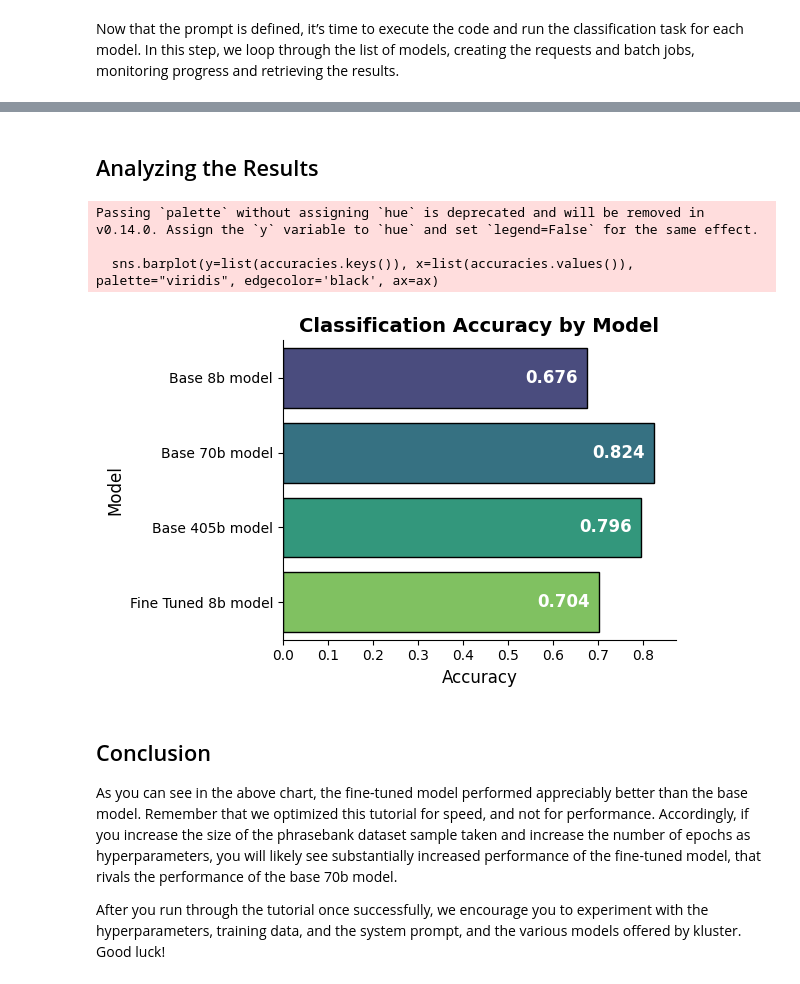
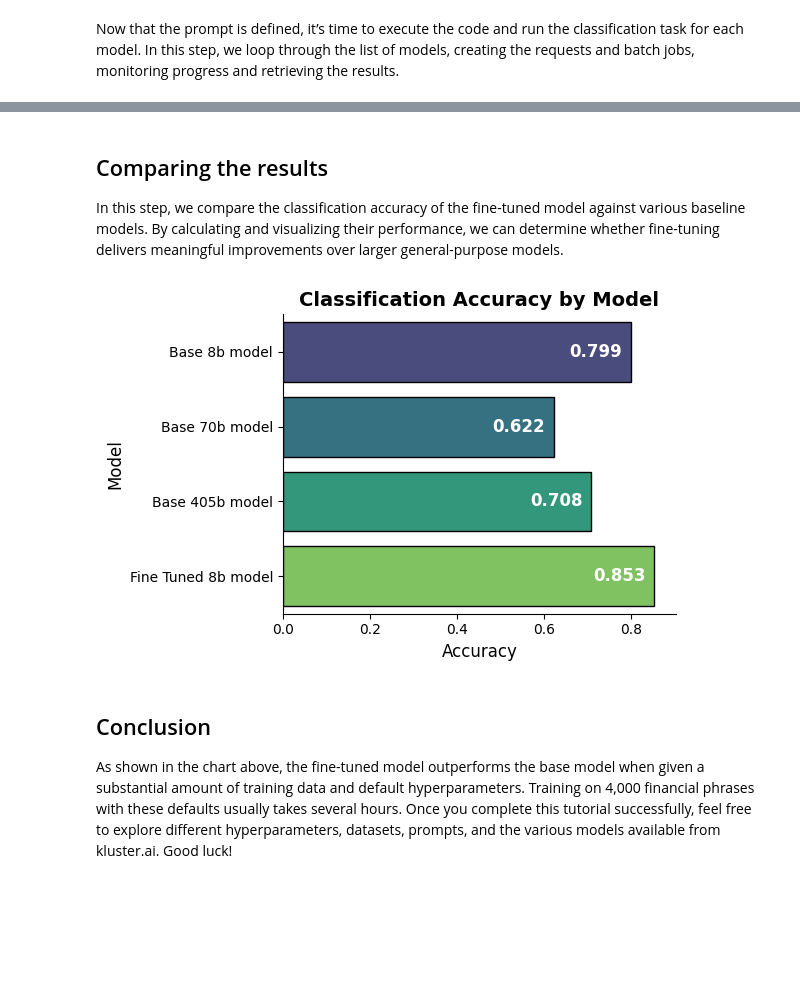
Before and after one commit to kluster-ai/klusterai-cookbook, a Jupyter notebook: examples/finetuning-sent-analysis.ipynb, the cells around one changed output, grey strips where cells are left out. Drawn from its saved outputs; the diff is of its cells as text; code cells hidden in the pictures; blank space fills up the shorter version.

```diff
--- a/examples/finetuning-sent-analysis.ipynb
+++ b/examples/finetuning-sent-analysis.ipynb
@@ -83,5 +65,7 @@ urllib.request.urlretrieve(url,filename='financial-phrasebank.csv')
 
 # Load and process the dataset based on URL content
 df = pd.read_csv('financial-phrasebank.csv', encoding = "ISO-8859-1",header=None, names=["sentiment", "text"])
-df = df.iloc[:120]
+
+# For a faster running example, adjust the below variable to select a smaller subset of financial training content. Must be > 100.
+df = df.iloc[:4000]
 df.head(3)
@@ -144,11 +126,11 @@ If you specify a different base model, the fine-tuning job will fail. You can al
 job = client_prod.fine_tuning.jobs.create(
     training_file=file_id,
     model="klusterai/Meta-Llama-3.1-8B-Instruct-Turbo",
-    hyperparameters={
-       "batch_size": 4,
-       "n_epochs": 2,
-       "learning_rate_multiplier": 1
-    }
+    #hyperparameters={
+    #   "batch_size": 4,
+    #   "n_epochs": 2,
+    #   "learning_rate_multiplier": 1
+    #}
 )
 print("\nFine-tuning job created:")
 print(json.dumps(job.model_dump(), indent=2))
@@ -185,7 +169,7 @@ while True:
     if status in ["succeeded", "failed", "cancelled"]:
         break
 
-    time.sleep(10)
+    time.sleep(30)
 # %% [output]
 Current status: validating_files
 
@@ -281,5 +262,6 @@ test_df.tail(3)
 # %% [markdown]
-## Analyzing the Results
+## Comparing the results
+In this step, we compare the classification accuracy of the fine-tuned model against various baseline models. By calculating and visualizing their performance, we can determine whether fine-tuning delivers meaningful improvements over larger general-purpose models.
 # %%
 # Rename dictionary
 rename_dict = {
@@ -289,41 +271,44 @@ rename_dict = {
     'answer_ft_8B': 'Fine Tuned 8b model',
 }
 
 # Calculate accuracy for each model with renamed keys
 accuracies = {}
 for name in rename_dict:
     accuracy = test_df.apply(lambda row: row[name] in row['sentiment'], axis=1).mean()
     accuracies[rename_dict[name]] = accuracy
 
 # Horizontal bar chart
 fig, ax = plt.subplots(figsize=(6, 4))
-sns.barplot(y=list(accuracies.keys()), x=list(accuracies.values()), palette="viridis", edgecolor='black', ax=ax)
+sns.barplot(
+    y=list(accuracies.keys()),
+    x=list(accuracies.values()),
+    hue=list(accuracies.keys()),  # Add a hue based on the model names
+    palette="viridis",
+    edgecolor='black',
+    ax=ax,
+    legend=False  # Disable the unnecessary legend
+)
 
 # Add labels to bars
 for i, bar in enumerate(ax.patches):
     ax.text(bar.get_width() - 0.02,
             bar.get_y() + bar.get_height() / 2,
             f"{list(accuracies.values())[i]:.3f}",
             ha='right', va='center', color='white', fontsize=12, fontweight='bold')
 
 # Set plot aesthetics
 ax.set_xlim(0, max(accuracies.values()) + 0.05)
 ax.set_xlabel('Accuracy', fontsize=12)
 ax.set_ylabel('Model', fontsize=12)
 ax.set_title('Classification Accuracy by Model', fontsize=14, fontweight='bold')
 sns.despine()
 
 # Show the plot
 plt.tight_layout()
 plt.show()
 # %% [output]
-Passing `palette` without assigning `hue` is deprecated and will be removed in v0.14.0. Assign the `y` variable to `hue` and set `legend=False` for the same effect.
-
-  sns.barplot(y=list(accuracies.keys()), x=list(accuracies.values()), palette="viridis", edgecolor='black', ax=ax)
-[figure, old version]
+[figure, new version]
 # %% [markdown]
 ## Conclusion
 
-As you can see in the above chart, the fine-tuned model performed appreciably better than the base model. Remember that we optimized this tutorial for speed, and not for performance. Accordingly, if you increase the size of the phrasebank dataset sample taken and increase the number of epochs as hyperparameters, you will likely see substantially increased performance of the fine-tuned model, that rivals the performance of the base 70b model.
-
-After you run through the tutorial once successfully, we encourage you to experiment with the hyperparameters, training data, and the system prompt, and the various models offered by kluster. Good luck!
+As shown in the chart above, the fine-tuned model outperforms the base model when given a substantial amount of training data and default hyperparameters. Training on 4,000 financial phrases with these defaults usually takes several hours. Once you complete this tutorial successfully, feel free to explore different hyperparameters, datasets, prompts, and the various models available from kluster.ai. Good luck!
```
Also changed, not shown: parts of 30 cells of this notebook.
